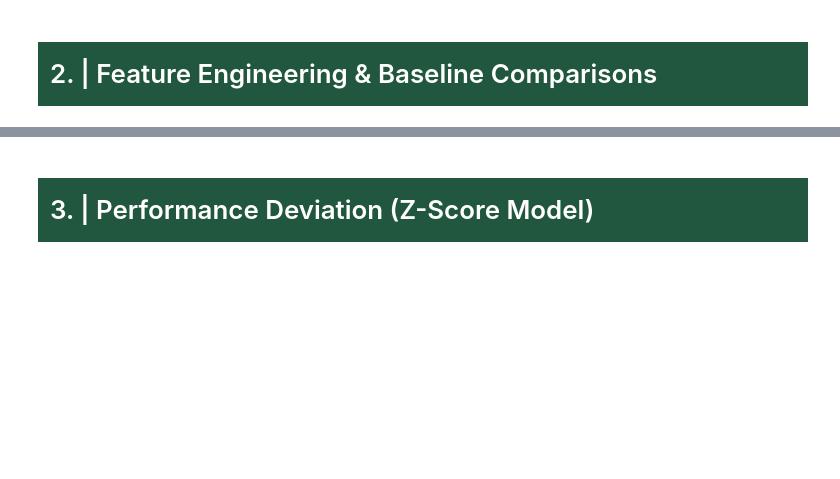
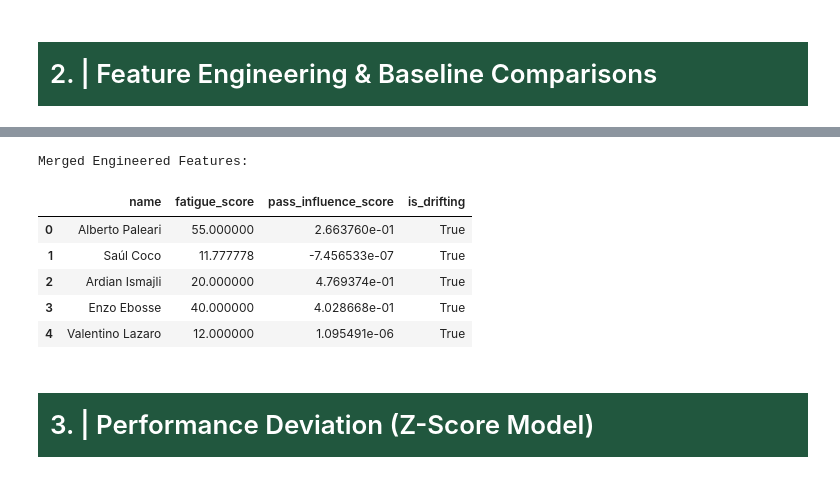
Before and after one commit to AI-Assistant-for-Football-Tactical/AI, a Jupyter notebook: in_match.ipynb, the cells around one changed output, grey strips where cells are left out. Cells and saved outputs as stored; diff of their text form; code cells hidden in the pictures; blank space fills up the shorter version.

```diff
--- a/in_match.ipynb
+++ b/in_match.ipynb
@@ -801,3 +1082,34 @@ player_delta , events_delta , heatmaps_delta , shotmaps_delta , features_delta =
+# %%
+# Cell 2.7 — Merge All Engineered Features
+def merge_engineered_features(fatigue_df, drift_df, passing_df):
+    """
+    Combines per-player engineered features into a single DataFrame.
+    """
+    res = fatigue_df.copy()
+
+    if drift_df is not None and not drift_df.empty:
+        res = res.merge(drift_df, left_on='id', right_on='player_id', how='left')
+
+    if passing_df is not None and not passing_df.empty:
+        res = res.merge(passing_df, on='id', how='left')
+
+    return res
+
+
+gaps = detect_defensive_gaps(pd.DataFrame(), pd.DataFrame())
+shot_metrics = assess_shot_quality(pd.DataFrame())
+engineered_features = merge_engineered_features(fatigue_features, drift_features, pass_features)
+
+print("Merged Engineered Features:")
+display(engineered_features[['name', 'fatigue_score', 'pass_influence_score', 'is_drifting']].head())
+# %% [output]
+Merged Engineered Features:
+|  | name | fatigue_score | pass_influence_score | is_drifting |
+| 0 | Alberto Paleari | 55.000000 | 2.663760e-01 | True |
+| 1 | Saúl Coco | 11.777778 | -7.456533e-07 | True |
+| 2 | Ardian Ismajli | 20.000000 | 4.769374e-01 | True |
+| 3 | Enzo Ebosse | 40.000000 | 4.028668e-01 | True |
+| 4 | Valentino Lazaro | 12.000000 | 1.095491e-06 | True |
 # %% [markdown]
 # <div style="font-family: Trebuchet MS; background-color:rgba(33, 87, 62, 1); color: #FFFFFF; padding: 12px; line-height: 1.5;">3. | Performance Deviation (Z-Score Model)   </div>
 # %% [markdown]
```
Also changed, not shown: parts of 23 cells of this notebook.
